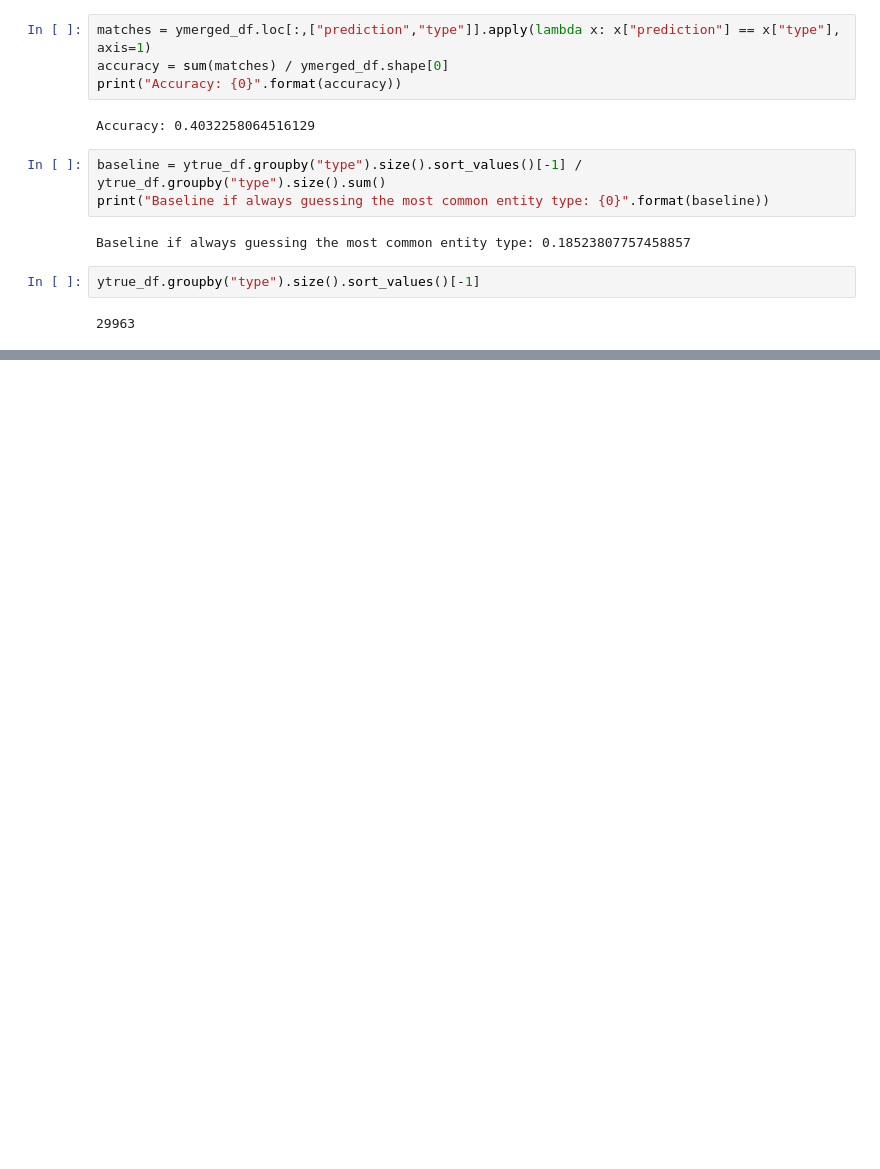
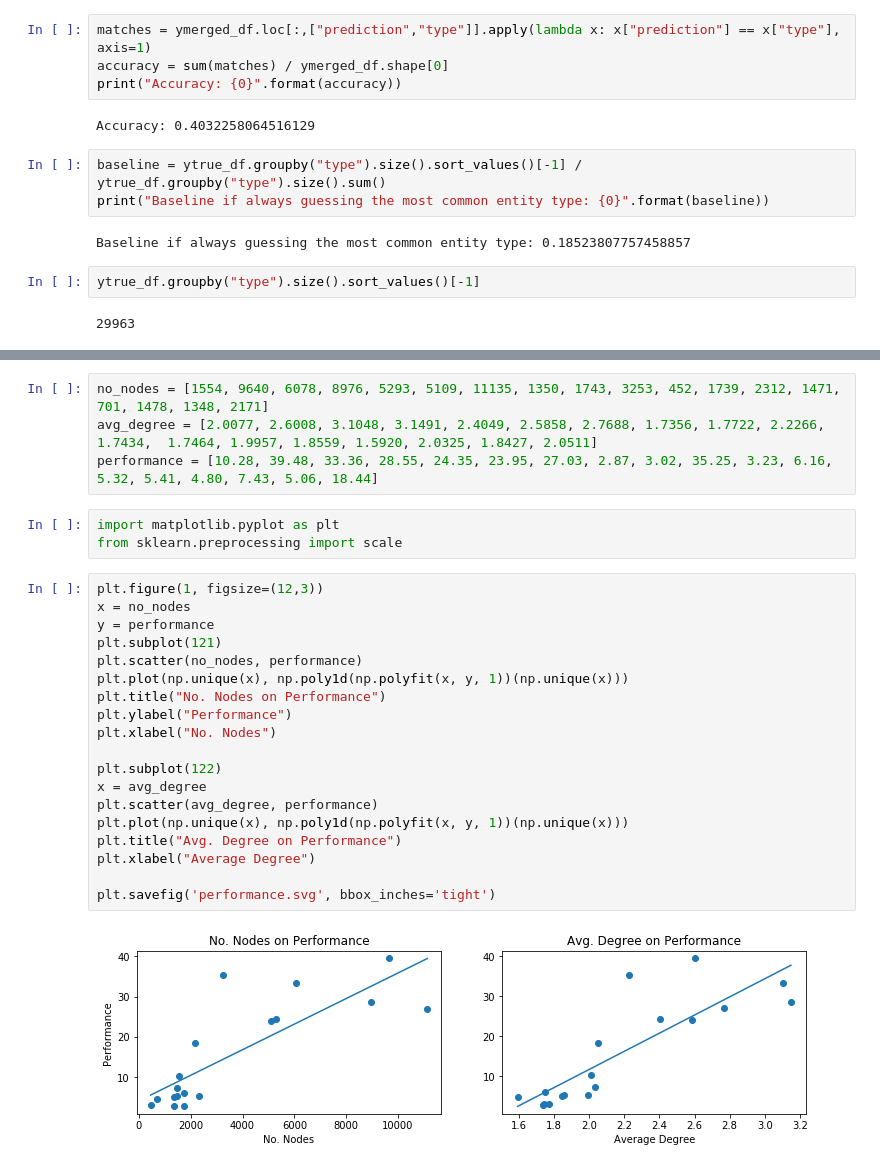
Before and after one commit to danrasband/w266-final-project, a Jupyter notebook: ontonotes_graphing/spaCy_Onto_dep_parse.ipynb, the cells around one changed output, grey strips where cells are left out. Drawn from its saved outputs; the diff is of its cells as text; blank space fills up the shorter version.

```diff
--- a/ontonotes_graphing/spaCy_Onto_dep_parse.ipynb
+++ b/ontonotes_graphing/spaCy_Onto_dep_parse.ipynb
@@ -715,0 +744,28 @@ ytrue_df.groupby("type").size().sort_values()[-1]
+# %%
+no_nodes = [1554, 9640, 6078, 8976, 5293, 5109, 11135, 1350, 1743, 3253, 452, 1739, 2312, 1471, 701, 1478, 1348, 2171]
+avg_degree = [2.0077, 2.6008, 3.1048, 3.1491, 2.4049, 2.5858, 2.7688, 1.7356, 1.7722, 2.2266, 1.7434,  1.7464, 1.9957, 1.8559, 1.5920, 2.0325, 1.8427, 2.0511]
+performance = [10.28, 39.48, 33.36, 28.55, 24.35, 23.95, 27.03, 2.87, 3.02, 35.25, 3.23, 6.16, 5.32, 5.41, 4.80, 7.43, 5.06, 18.44]
+# %%
+import matplotlib.pyplot as plt
+from sklearn.preprocessing import scale
+# %%
+plt.figure(1, figsize=(12,3))
+x = no_nodes
+y = performance
+plt.subplot(121)
+plt.scatter(no_nodes, performance)
+plt.plot(np.unique(x), np.poly1d(np.polyfit(x, y, 1))(np.unique(x)))
+plt.title("No. Nodes on Performance")
+plt.ylabel("Performance")
+plt.xlabel("No. Nodes")
+
+plt.subplot(122)
+x = avg_degree
+plt.scatter(avg_degree, performance)
+plt.plot(np.unique(x), np.poly1d(np.polyfit(x, y, 1))(np.unique(x)))
+plt.title("Avg. Degree on Performance")
+plt.xlabel("Average Degree")
+
+plt.savefig('performance.svg', bbox_inches='tight')
+# %% [output]
+[figure, added]
```
Also changed, not shown: parts of 6 cells of this notebook, 6 other files.
